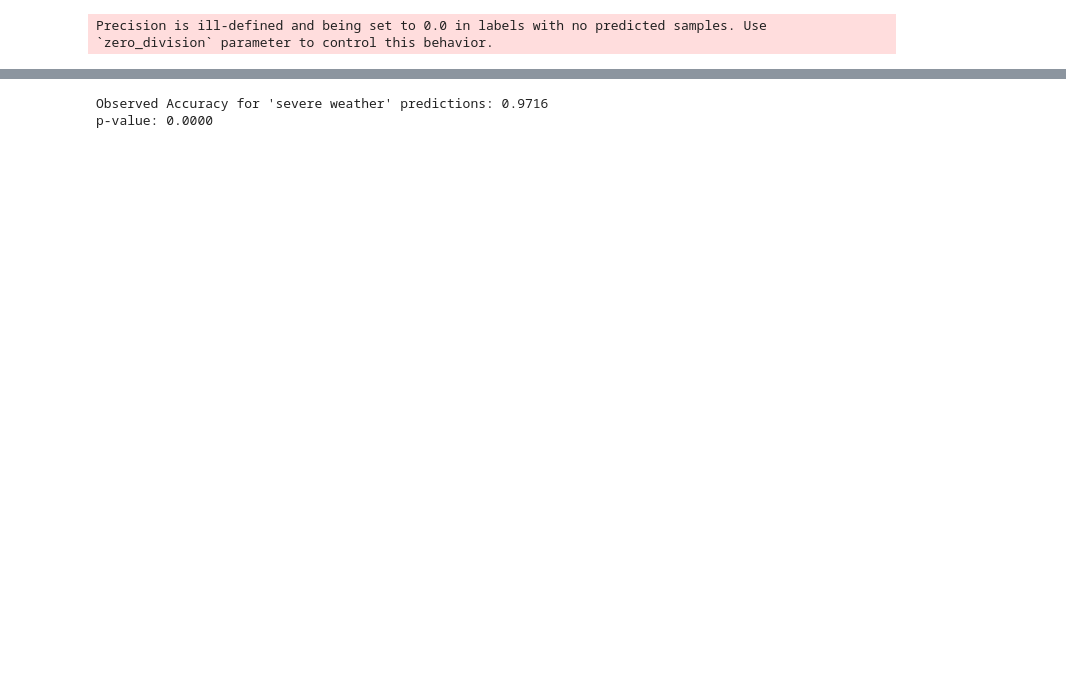
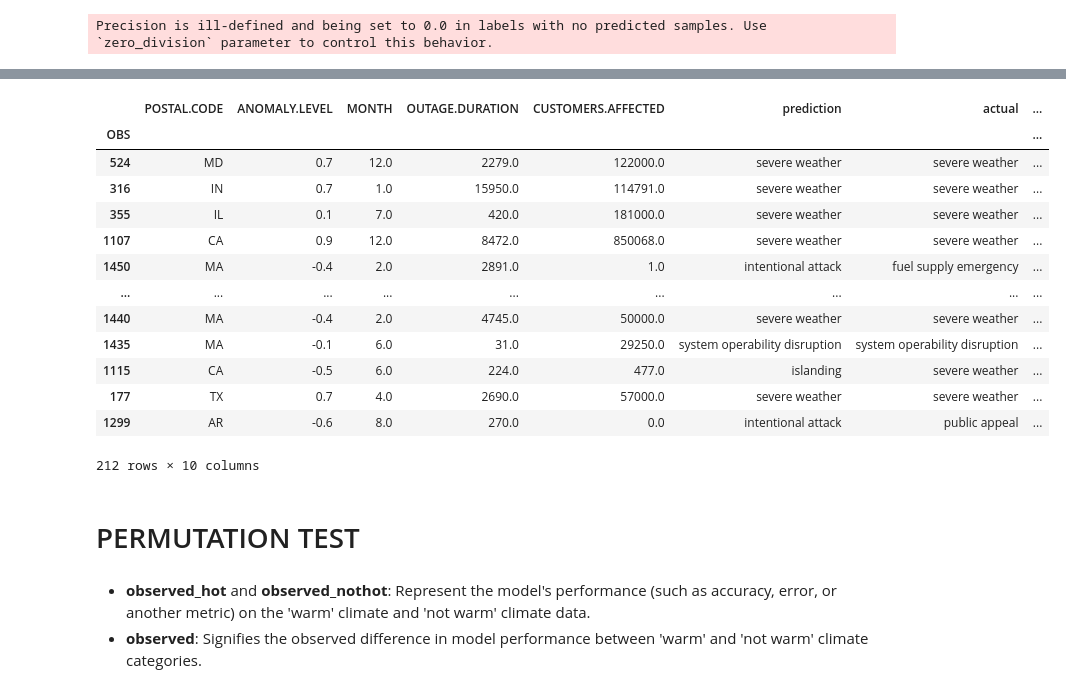
Before and after one commit to CodingKomodo/power_out_model, a Jupyter notebook: template.ipynb, the cells around one changed output, grey strips where cells are left out. Saved outputs shown, nothing was run; the diff lists cells and outputs as text; code cells hidden in the pictures; blank space fills up the shorter version.

```diff
--- a/template.ipynb
+++ b/template.ipynb
@@ -348,33 +348,0 @@ recall
-# %%
-import pandas as pd
-import numpy as np
-
-# Sample data (replace this with your actual dataset)
-
-
-df = check_diff_class
-
-# Binarize 'severe weather' predictions as 1 and others as 0
-df['severe_weather_binary'] = np.where(df['prediction'] == 'severe weather', 1, 0)
-
-# Calculate accuracy for 'severe weather' predictions
-observed_accuracy_severe_weather = df[df['actual'] == 'severe weather']['severe_weather_binary'].mean()
-
-# Permutation test to check for bias
-num_permutations = 1000
-permuted_accuracy_differences = []
-
-for _ in range(num_permutations):
-    permuted_labels = np.random.permutation(df['severe_weather_binary'])
-
-    permuted_accuracy = permuted_labels[df['prediction'] == 'severe weather'].mean() #- permuted_accuracy[df['actual'] != 'severe weather'].mean()
-    permuted_accuracy_differences.append(abs(permuted_accuracy - observed_accuracy_severe_weather))
-
-# Calculate p-value
-p_value = (np.array(permuted_accuracy_differences) >= abs(observed_accuracy_severe_weather - 0.5)).mean()
-
-print(f"Observed Accuracy for 'severe weather' predictions: {observed_accuracy_severe_weather:.4f}")
-print(f"p-value: {p_value:.4f}")
-# %% [output]
-Observed Accuracy for 'severe weather' predictions: 0.9716
-p-value: 0.0000
@@ -394,0 +349,19 @@ fig.write_html('permutation.html', include_plotlyjs='cdn' )
+# %%
+check_diff_class
+# %% [output]
+|  | POSTAL.CODE | ANOMALY.LEVEL | MONTH | OUTAGE.DURATION | CUSTOMERS.AFFECTED | prediction | actual | ... |
+| OBS |  |  |  |  |  |  |  | ... |
+| 524 | MD | 0.7 | 12.0 | 2279.0 | 122000.0 | severe weather | severe weather | ... |
+| 316 | IN | 0.7 | 1.0 | 15950.0 | 114791.0 | severe weather | severe weather | ... |
+| 355 | IL | 0.1 | 7.0 | 420.0 | 181000.0 | severe weather | severe weather | ... |
+| 1107 | CA | 0.9 | 12.0 | 8472.0 | 850068.0 | severe weather | severe weather | ... |
+| 1450 | MA | -0.4 | 2.0 | 2891.0 | 1.0 | intentional attack | fuel supply emergency | ... |
+| ... | ... | ... | ... | ... | ... | ... | ... | ... |
+| 1440 | MA | -0.4 | 2.0 | 4745.0 | 50000.0 | severe weather | severe weather | ... |
+| 1435 | MA | -0.1 | 6.0 | 31.0 | 29250.0 | system operability disruption | system operability disruption | ... |
+| 1115 | CA | -0.5 | 6.0 | 224.0 | 477.0 | islanding | severe weather | ... |
+| 177 | TX | 0.7 | 4.0 | 2690.0 | 57000.0 | severe weather | severe weather | ... |
+| 1299 | AR | -0.6 | 8.0 | 270.0 | 0.0 | intentional attack | public appeal | ... |
+212 rows × 10 columns
+# %% [markdown]
+# PERMUTATION TEST
@@ -394,0 +401,3 @@ fig.write_html('permutation.html', include_plotlyjs='cdn' )
+# %% [markdown]
+- **observed_hot** and **observed_nothot**: Represent the model's performance (such as accuracy, error, or another metric) on the 'warm' climate and 'not warm' climate data.
+- **observed**: Signifies the observed difference in model performance between 'warm' and 'not warm' climate categories.
```
Also changed, not shown: parts of 16 cells of this notebook, 2 other files.
